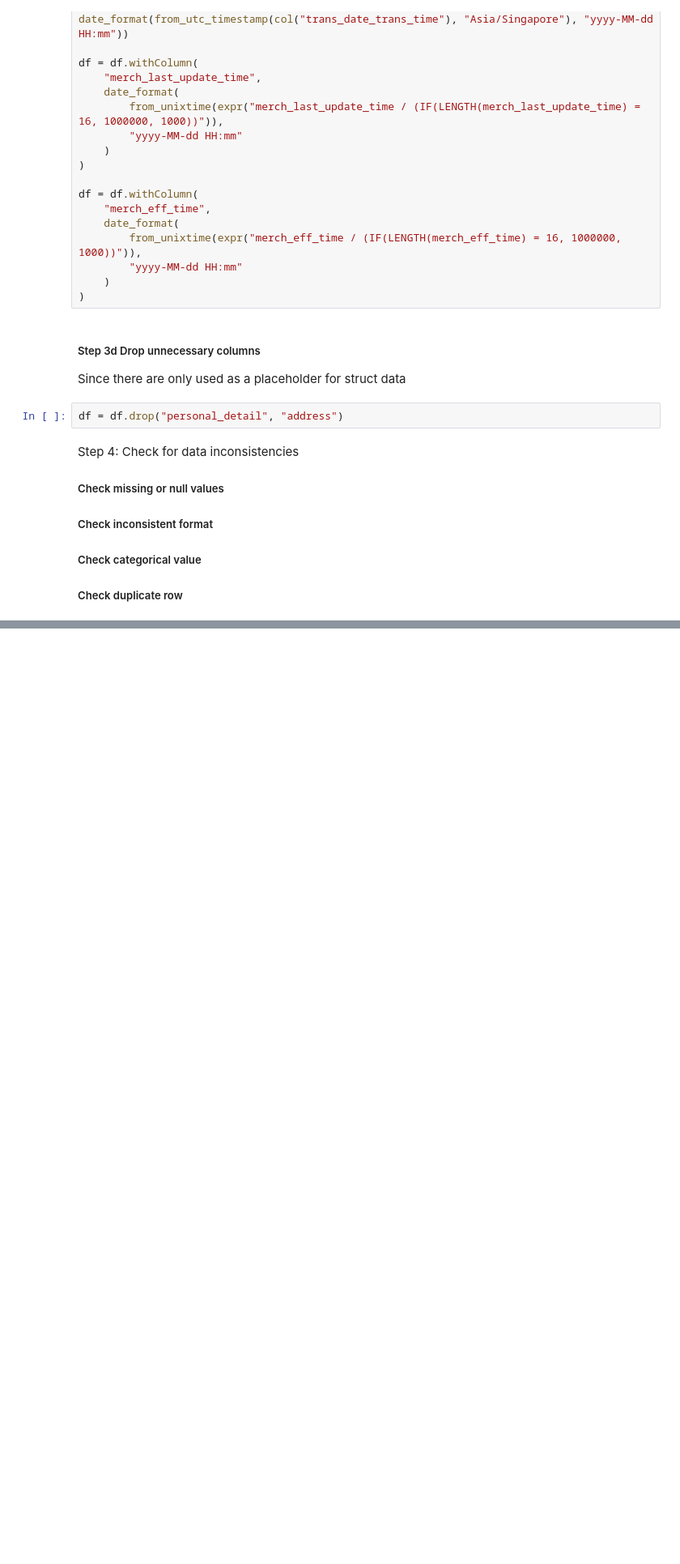
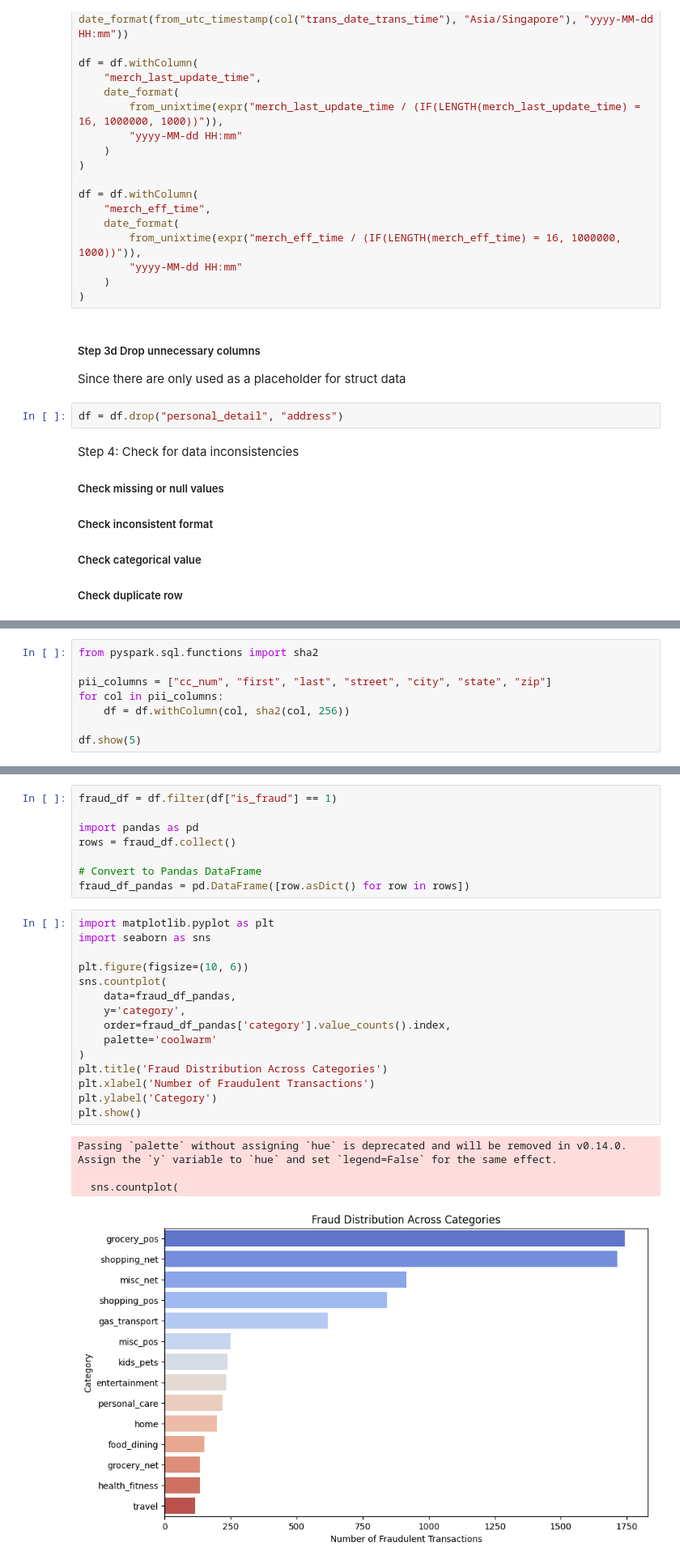
Before and after one commit to HQLoke/paynet-assessment, a Jupyter notebook: assessment.ipynb, the cells around one changed output, grey strips where cells are left out. Shown at 81% size. Saved outputs shown, nothing was run; the diff lists cells and outputs as text; blank space fills up the shorter version.

Commit message:
First data visualization successful

```diff
--- a/assessment.ipynb
+++ b/assessment.ipynb
@@ -173,0 +181,8 @@ There is 0 rows with invalid gender.
+# %%
+from pyspark.sql.functions import sha2
+
+pii_columns = ["cc_num", "first", "last", "street", "city", "state", "zip"]
+for col in pii_columns:
+    df = df.withColumn(col, sha2(col, 256))
+
+df.show(5)
@@ -173,0 +206,28 @@ There is 0 rows with invalid gender.
+# %%
+fraud_df = df.filter(df["is_fraud"] == 1)
+
+import pandas as pd
+rows = fraud_df.collect()
+
+# Convert to Pandas DataFrame
+fraud_df_pandas = pd.DataFrame([row.asDict() for row in rows])
+# %%
+import matplotlib.pyplot as plt
+import seaborn as sns
+
+plt.figure(figsize=(10, 6))
+sns.countplot(
+    data=fraud_df_pandas,
+    y='category',
+    order=fraud_df_pandas['category'].value_counts().index,
+    palette='coolwarm'
+)
+plt.title('Fraud Distribution Across Categories')
+plt.xlabel('Number of Fraudulent Transactions')
+plt.ylabel('Category')
+plt.show()
+# %% [output]
+Passing `palette` without assigning `hue` is deprecated and will be removed in v0.14.0. Assign the `y` variable to `hue` and set `legend=False` for the same effect.
+
+  sns.countplot(
+[figure, added]
```
Also changed, not shown: parts of 7 cells of this notebook.
